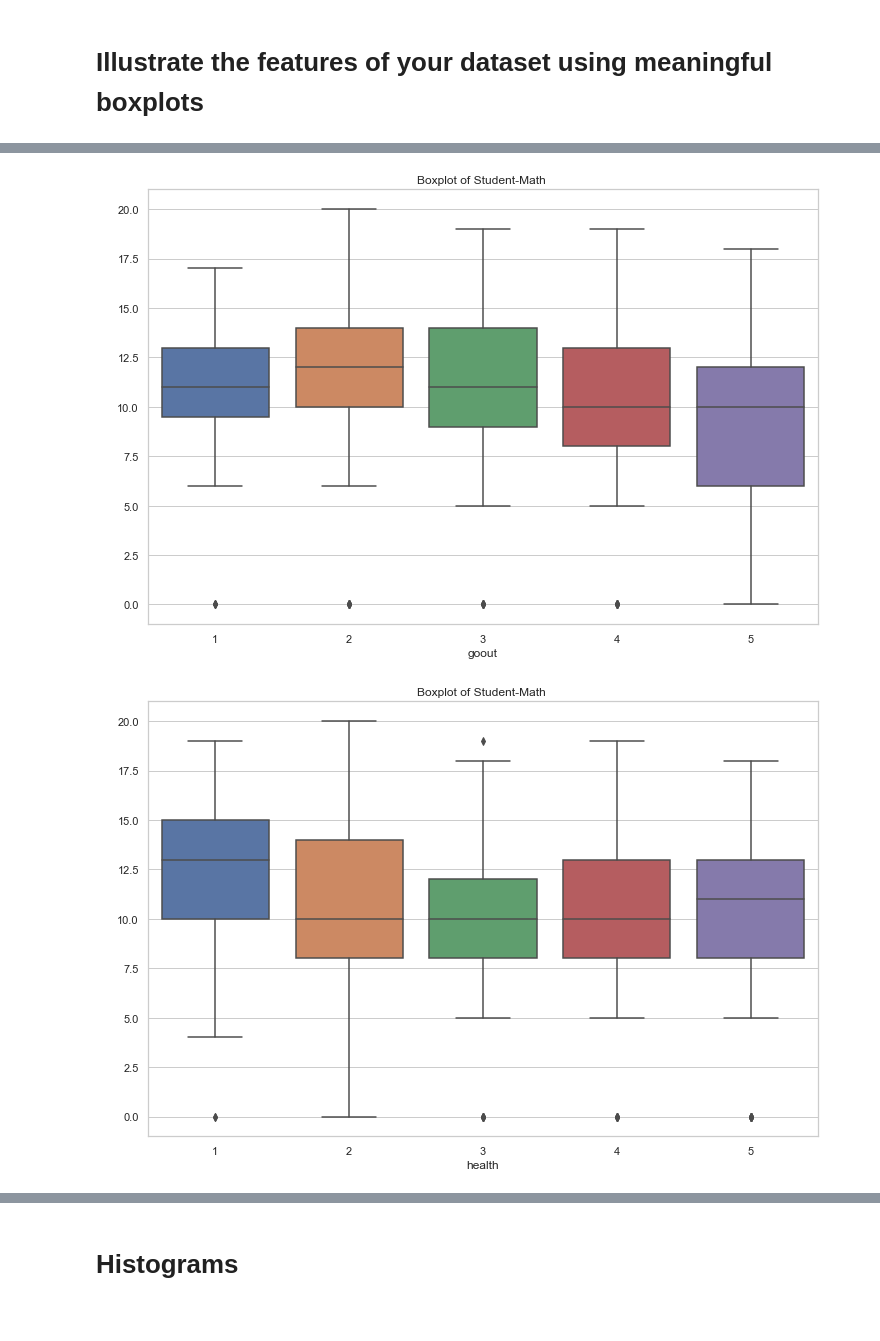
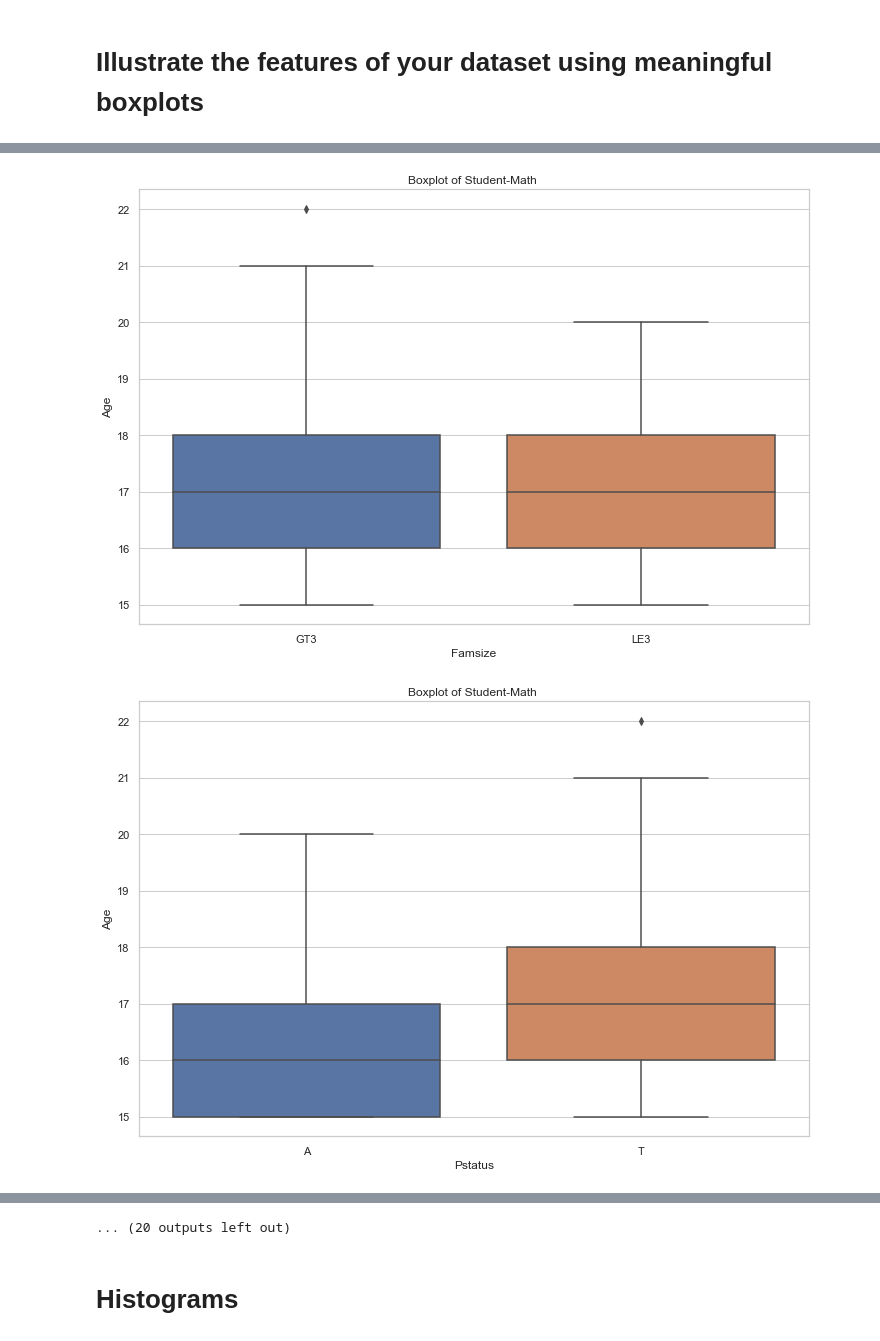
Before and after one commit to minhduckan123/bai2, a Jupyter notebook: Comp-615-Assignment_edit2.ipynb, the cells around one changed output, grey strips where cells are left out. Cells and saved outputs as stored; diff of their text form; code cells hidden in the pictures.

```diff
--- a/Comp-615-Assignment_edit2.ipynb
+++ b/Comp-615-Assignment_edit2.ipynb
@@ -91,9 +96,12 @@ sns.histplot( data= Student_mat.G3  , bins = 20 , binwidth= 1 , binrange=  ( 0,2
 # %% [markdown]
 # Illustrate the features of your dataset using meaningful boxplots
 # %%
-for a  in ["school" ,"address", "Fedu" , "goout" , "health"]:
+for a  in Student_mat.columns:
+    if a == "age":
+        continue
     plt.figure ( figsize= (12,8))
-    sns.boxplot ( data = Student_mat  , x = a  , y = 'G3')
+    sns.boxplot ( data = Student_mat  , x = a  , y = 'age')
     plt.title ("Boxplot of Student-Math ")
-    plt.ylabel ( " ")
+    plt.xlabel(a.capitalize())
+    plt.ylabel ( "Age")
 # %% [output]
@@ -103,2 +111,2 @@ for a  in ["school" ,"address", "Fedu" , "goout" , "health"]:
-[figure, old version]
+[figure, new version]
-[figure, old version]
+[figure, new version]
@@ -105,2 +120,3 @@ for a  in ["school" ,"address", "Fedu" , "goout" , "health"]:
+... (20 outputs left out)
 # %% [markdown]
 # Histograms
```
Also changed, not shown: parts of 12 cells of this notebook.
